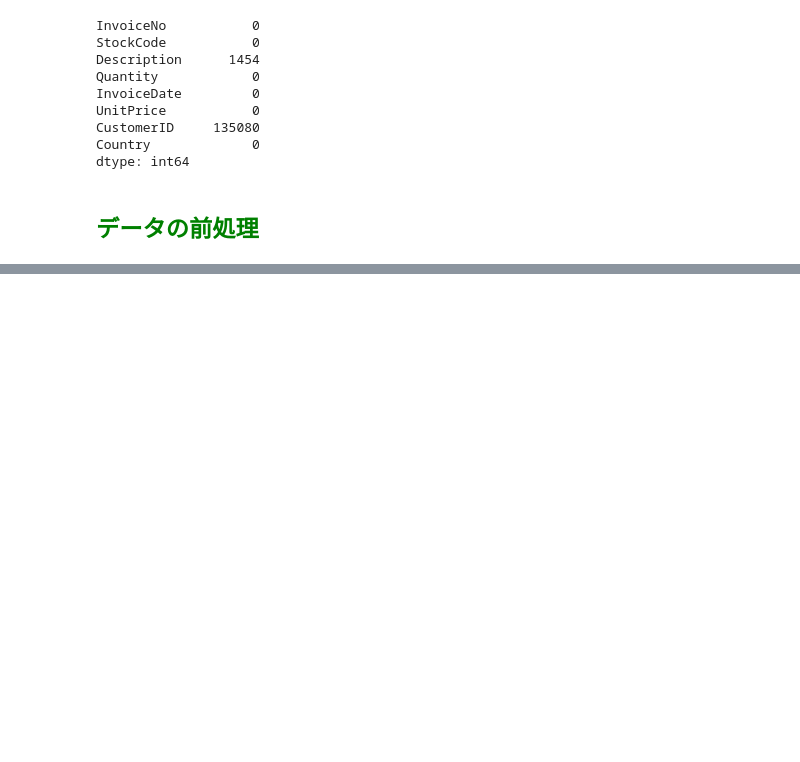
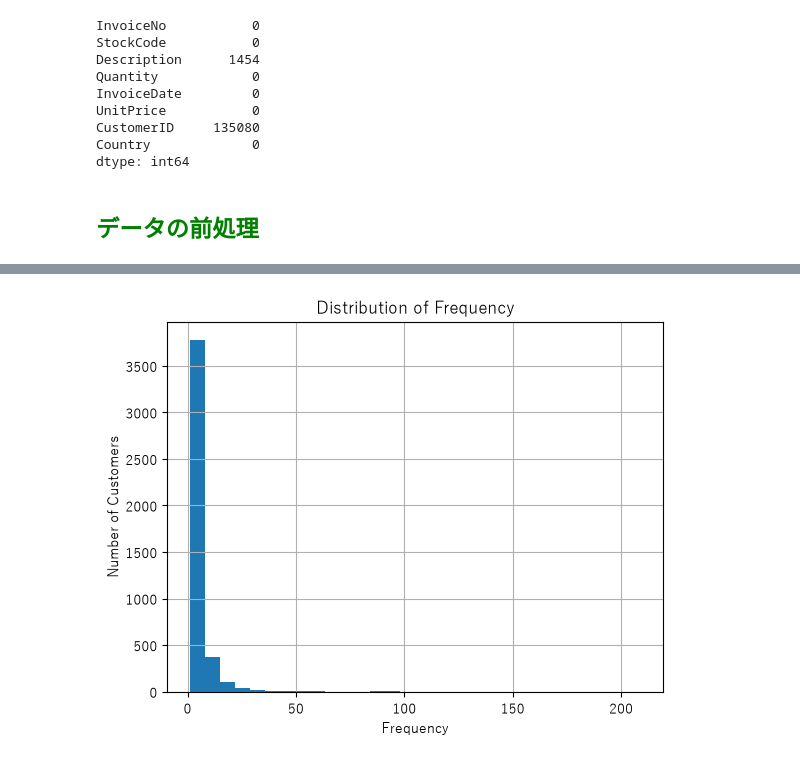
Before and after one commit to hayamon1121/online-retail-analysis, a Jupyter notebook: notebooks/01_online_retail_analysis.ipynb, the cells around one changed output, grey strips where cells are left out. Saved outputs shown, nothing was run; the diff lists cells and outputs as text; code cells hidden in the pictures; blank space fills up the shorter version.

```diff
--- a/notebooks/01_online_retail_analysis.ipynb
+++ b/notebooks/01_online_retail_analysis.ipynb
@@ -86,0 +199,8 @@ df_clean["InvoiceDate"] = pd.to_datetime(df_clean["InvoiceDate"])
+# %%
+rfm["Frequency"].hist(bins = 30)
+plt.title("Distribution of Frequency")
+plt.xlabel("Frequency")
+plt.ylabel("Number of Customers")
+plt.show()
+# %% [output]
+[figure, added]
```
Also changed, not shown: parts of 28 cells of this notebook, 1 other file.
